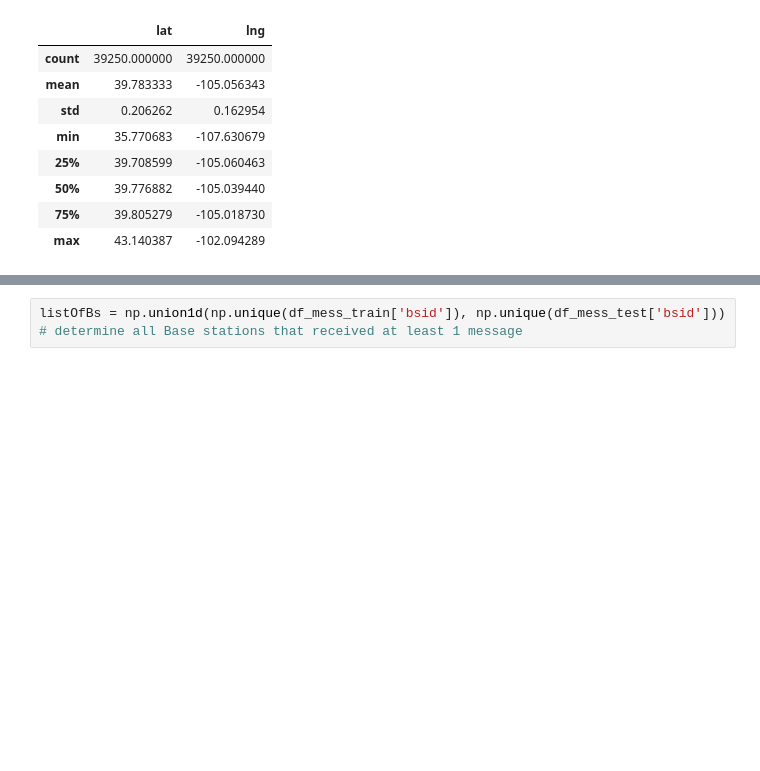
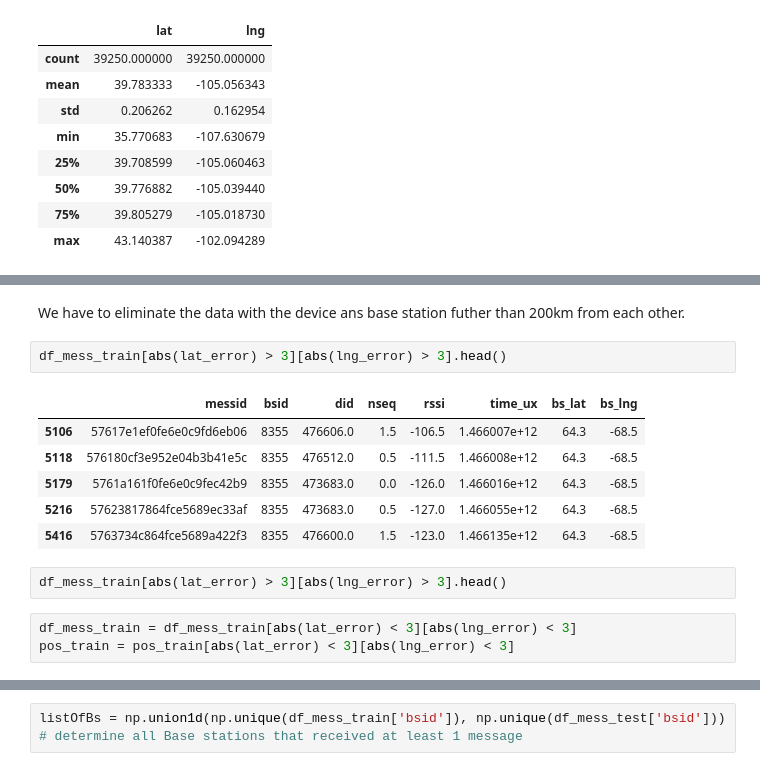
Before and after one commit to wangyangparis/IoT-geolocation, a Jupyter notebook: TP_Geoloc_Msp_Telecom_0.ipynb, the cells around one changed output, grey strips where cells are left out. Saved outputs shown, nothing was run; the diff lists cells and outputs as text; blank space fills up the shorter version.

```diff
--- a/TP_Geoloc_Msp_Telecom_0.ipynb
+++ b/TP_Geoloc_Msp_Telecom_0.ipynb
@@ -83,0 +103,16 @@ pos_train.describe()
+# %% [markdown]
+We have to eliminate the data with the device ans base station futher than 200km from each other.
+# %%
+df_mess_train[abs(lat_error) > 3][abs(lng_error) > 3].head()
+# %% [output]
+|  | messid | bsid | did | nseq | rssi | time_ux | bs_lat | bs_lng |
+| 5106 | 57617e1ef0fe6e0c9fd6eb06 | 8355 | 476606.0 | 1.5 | -106.5 | 1.466007e+12 | 64.3 | -68.5 |
+| 5118 | 576180cf3e952e04b3b41e5c | 8355 | 476512.0 | 0.5 | -111.5 | 1.466008e+12 | 64.3 | -68.5 |
+| 5179 | 5761a161f0fe6e0c9fec42b9 | 8355 | 473683.0 | 0.0 | -126.0 | 1.466016e+12 | 64.3 | -68.5 |
+| 5216 | 57623817864fce5689ec33af | 8355 | 473683.0 | 0.5 | -127.0 | 1.466055e+12 | 64.3 | -68.5 |
+| 5416 | 5763734c864fce5689a422f3 | 8355 | 476600.0 | 1.5 | -123.0 | 1.466135e+12 | 64.3 | -68.5 |
+# %%
+df_mess_train[abs(lat_error) > 3][abs(lng_error) > 3].head()
+# %%
+df_mess_train = df_mess_train[abs(lat_error) < 3][abs(lng_error) < 3]
+pos_train = pos_train[abs(lat_error) < 3][abs(lng_error) < 3]
```
Also changed, not shown: parts of 7 cells of this notebook.
